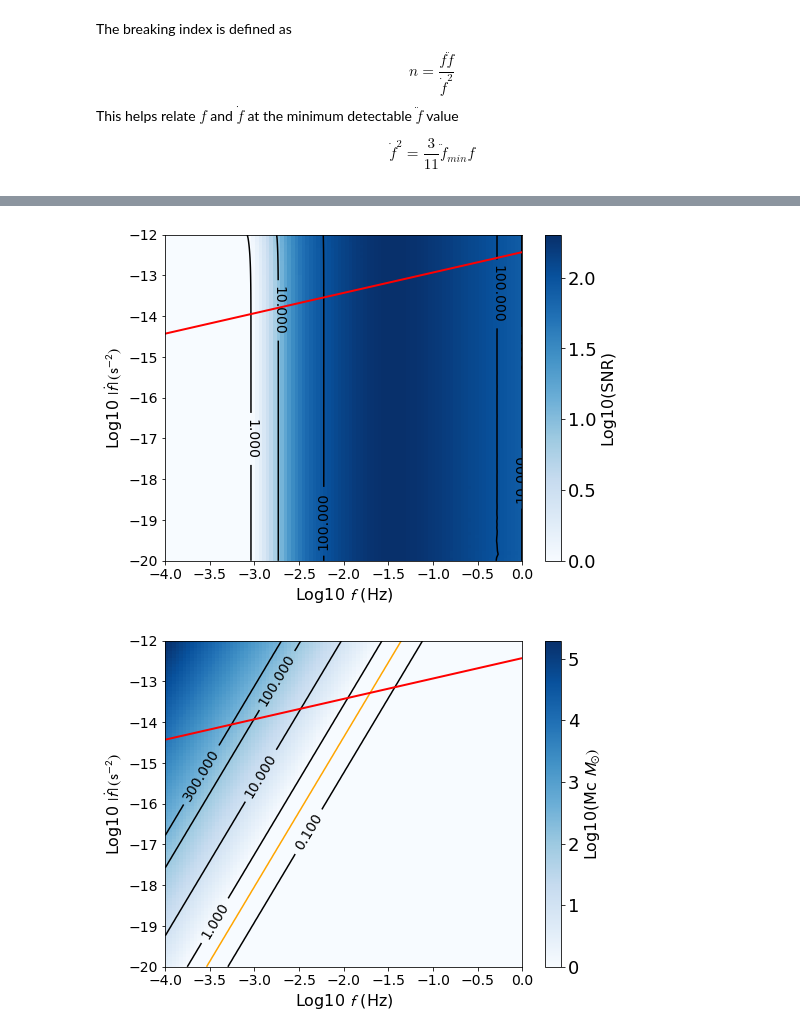
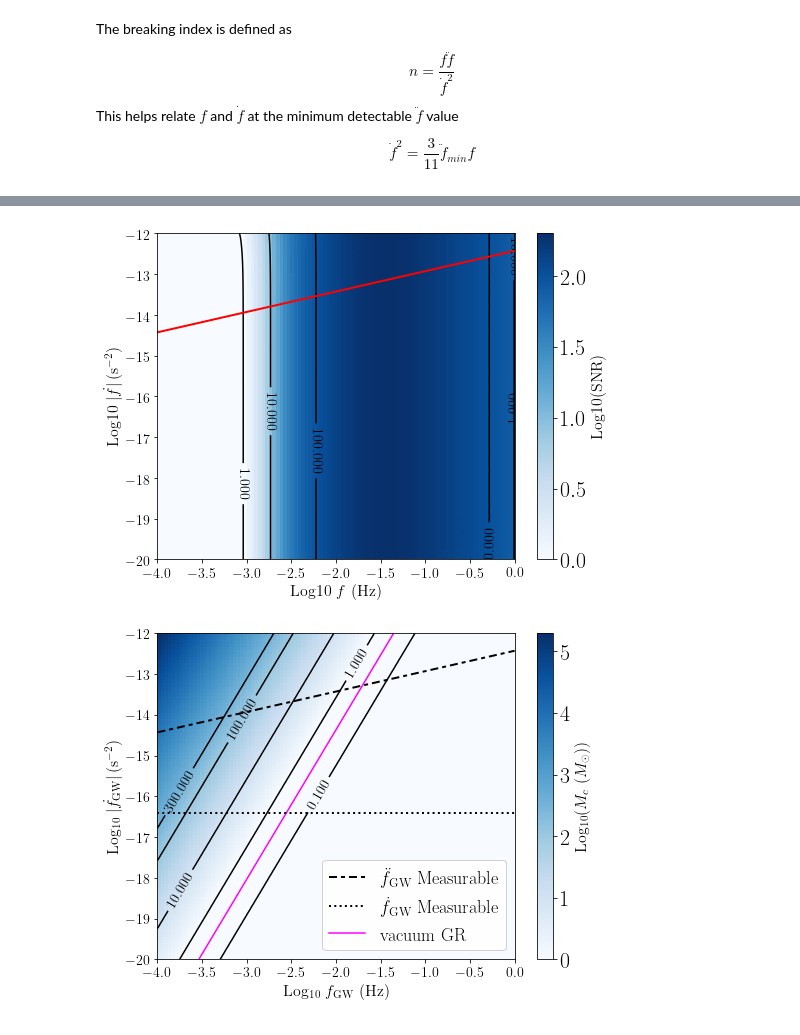
Before and after one commit to tcallister/LISA-and-CE-Evolution, a Jupyter notebook: FdotPN/M-D.ipynb, the cells around one changed output, grey strips where cells are left out. Saved outputs shown, nothing was run; the diff lists cells and outputs as text; code cells hidden in the pictures.

Commit message:
small changes in bias plots

```diff
--- a/FdotPN/M-D.ipynb
+++ b/FdotPN/M-D.ipynb
@@ -11,12 +11,12 @@ from scipy.optimize import fsolve
 
 import matplotlib
 matplotlib.rcParams['figure.figsize'] = (9.7082039325, 6.0)
-matplotlib.rcParams['xtick.labelsize'] = 18.0
-matplotlib.rcParams['ytick.labelsize'] = 18.0
-matplotlib.rcParams['axes.labelsize'] = 20.0
-matplotlib.rcParams['legend.fontsize'] = 18.0
+matplotlib.rcParams['xtick.labelsize'] = 22.0
+matplotlib.rcParams['ytick.labelsize'] = 22.0
+matplotlib.rcParams['axes.labelsize'] = 22.0
+matplotlib.rcParams['legend.fontsize'] = 20.0
 matplotlib.rcParams['font.sans-serif']= ['Bitstream Vera Sans']
-matplotlib.rcParams['text.usetex']= False
+matplotlib.rcParams['text.usetex']= True
 matplotlib.rcParams['mathtext.fontset']= 'stixsans'
 
 G = 6.67e-11
@@ -272,7 +269,7 @@ for qq in range (1,1000):
     gw_vec.append(fdot_gw_mod(m1,m2,qq))
     drag_vec.append(fdot_drag(m1,m2,temperature, Const, qq))
 # %%
-f_ref, fdot_gw, fdot_drag = np.loadtxt('../fdot_and_f.txt',unpack=True)
+f_ref, fdot_gw, fdot_drag = np.loadtxt('../fdot_and_f_m1_0.5_m2_0.3.txt',unpack=True)
 # %%
 wd_fs = np.array([6.22,3.51,3.22,2.12,1.94,1.84,1.81,1.48,1.45,1.36,1.25,2.61,1.68,0.84,0.51,0.47])*1e-3
 m1s = np.array([0.55,0.8,0.8,0.8,0.68,0.8,0.65,0.8,0.8,0.9,0.9,0.25,0.3,0.3,0.3,0.5])
@@ -346,7 +343,8 @@ def func_opt(D,snr,Mc,f,fd):
     return np.abs(snr-snr_from_f_fdot(f,fd,m1=m1,m2=m2,D=D))
 
 def DfromSNRandMc(snr,Mc,f,fd):
-    InitialGuess = snr*Mc/3.#McfromFdot(f0,fdot)
+    #InitialGuess = snr*Mc/3.#McfromFdot(f0,fdot)
+    InitialGuess = 3.*Mc/compute_Mc(0.5,0.3)
     Mcsol = fsolve(func_opt,InitialGuess,args=(snr,Mc,f,fd))[0]## we need to do this numerically
 
     return Mcsol
@@ -456,27 +453,35 @@ ax.tick_params(labelsize=14)
 
 plt.show()
 # %% [output]
-[figure, old version]
+[figure, new version]
+# %%
+fdot_min = 1./(5.*year)**2.
+fddot_min = (2./(5.*year))/(5.*year)**2.
+fdot_at_minimum_fddot = np.sqrt((3./11.)*xs*fddot_min)
 # %%
 fig,ax = plt.subplots(figsize=(8,6))
 
 PS = ax.pcolormesh(np.log10(fs),np.log10(fdots),np.log10(Mc_m).T,cmap='Blues',vmin=0)
-CS = ax.contour(np.log10(fs),np.log10(fdots),Mc_m.T,levels=[compute_Mc(0.5,0.3)],colors='orange')
+CS = ax.contour(np.log10(fs),np.log10(fdots),Mc_m.T,levels=[compute_Mc(0.5,0.3)],colors='magenta',label='vacuum GR')
 CS = ax.contour(np.log10(fs),np.log10(fdots),Mc_m.T,levels=[0.1,1,10,100,300],colors='black')
 cb = fig.colorbar(PS)
-cb.set_label(label="Log10(Mc $M_{\odot})$",fontsize=16)
+cb.set_label(label="Log$_{10}$($M_c$ ($M_{\odot}))$",fontsize=16)
 ax.clabel(CS, inline=1, fontsize=14)
 
-ax.plot(np.log10(f_ref),np.log10(fdot_at_fddotmin),lw=2,color='red')
+ax.plot(np.log10(f_ref),np.log10(fdot_at_fddotmin),lw=2,color='black',dashes=(4,2,2,2),label="$\ddot f_\mathrm{GW}$ Measurable")
+ax.axhline(y=np.log10(fdot_min),color='black',ls=':',lw=2,label="$\dot f_\mathrm{GW}$ Measurable")
 ax.set_xlim(-4,0)
 ax.set_ylim(-20,-12)
-ax.set_xlabel(r'Log10 $f$ (Hz)',fontsize=16)
-ax.set_ylabel(r'Log10 $|\dot f|\,(\mathrm{s}^{-2})$',fontsize=16)
+ax.set_xlabel(r'Log$_{10}$ $f_{\mathrm{GW}}$ (Hz)',fontsize=16)
+ax.set_ylabel(r'Log$_{10}$ $|\dot f_{\mathrm{GW}}|\,(\mathrm{s}^{-2})$',fontsize=16)
 ax.tick_params(labelsize=14)
+ax.plot(1,2,color='magenta',label='vacuum GR')
+ax.legend(ncol=1,loc='lower right',fontsize=18,fancybox=True,framealpha=0.9)
 
 plt.show()
+fig.savefig("McBias.pdf",bbox_inches='tight')
 # %% [output]
-[figure, old version]
+[figure, new version]
 # %%
 fig,ax = plt.subplots(figsize=(8,6))
 
```
Also changed, not shown: parts of 14 cells of this notebook.
